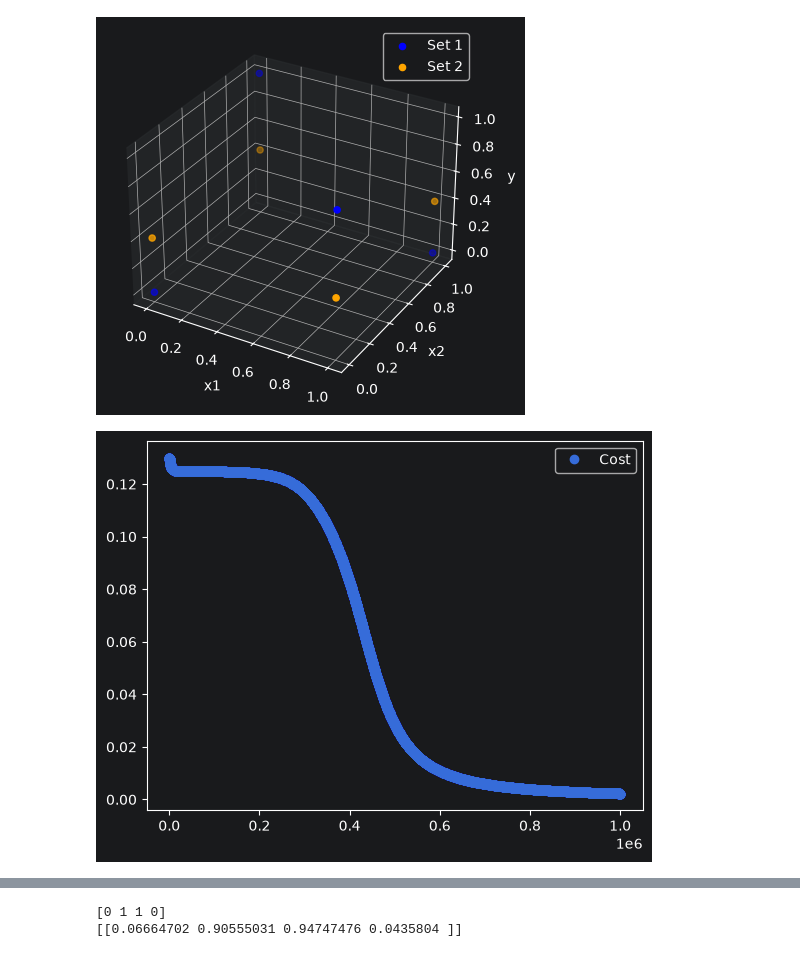
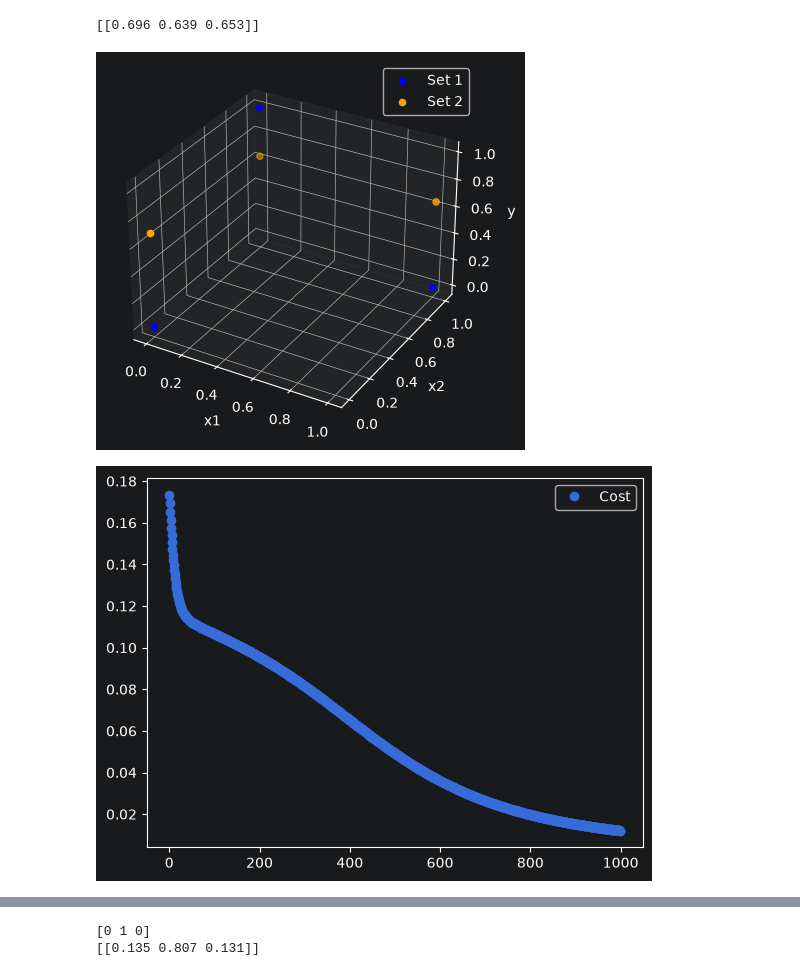
Before and after one commit to S-M-production/Reinforcement-Learning-Basics, a Jupyter notebook: notebooks/models/neural_network.ipynb, the cells around one changed output, grey strips where cells are left out. Saved outputs shown, nothing was run; the diff lists cells and outputs as text; code cells hidden in the pictures.

```diff
--- a/notebooks/models/neural_network.ipynb
+++ b/notebooks/models/neural_network.ipynb
@@ -91,6 +132,24 @@ class Linear(Layer):
 class Model:
     def __init__(self, layers):
         self.layers = layers
+
+    def calc_loss(self,y_hat,y,loss_function=LossFunction.MSE):
+        match loss_function:
+            case LossFunction.MSE:
+                return y_hat - y
+            case LossFunction.BCE:
+                return (y_hat-y)/(y_hat*(1-y_hat))
+            case LossFunction.CCE:
+                return None #TODO: Implement derivative for this
+
+    def calc_cost(self,y_hat,y,loss_function=LossFunction.MSE):
+        match loss_function:
+            case LossFunction.MSE:
+                return np.mean((y_hat-y)**2)/2
+            case LossFunction.BCE:
+                return -np.mean(y*np.log(y_hat) + (1-y)*np.log(1-y_hat))
+            case LossFunction.CCE:
+                return None #TODO: Implement cost for this
 
     def forward_pass(self,x):
         inp = x
@@ -106,12 +165,12 @@ class Model:
             gradient = temp_gradient
 
     #Input and output is given in as: batch,input/output
-    def train(self,x,y,iterations=10000,cutoff = 0.001):
+    def train(self,x,y,iterations=10000,cutoff = 0.001,loss_function=LossFunction.MSE):
         cost_history = []
         for i in range(iterations):
             prediction = self.forward_pass(x)
-            loss = prediction - y
-            cost_history.append(np.average(loss**2)/2)
+            loss = self.calc_loss(prediction, y, loss_function)
+            cost_history.append(self.calc_cost(prediction, y, loss_function))
             self.backward_pass(loss)
             if len(cost_history) < 2:
                 continue
@@ -120,7 +179,7 @@ class Model:
         return cost_history
 
     #Input and output is given in as: batch,input/output
-    def advanced_train(self, x, y, epoch, batch_size, iterations=100000, cutoff = 0.001):
+    def advanced_train(self, x, y, epoch, batch_size, iterations=100000, cutoff = 0.001,loss_function=LossFunction.MSE):
         cost_history = []
         counter = 0
         for i in range(epoch):
@@ -129,8 +188,8 @@ class Model:
                 batch_x = batch[0]
                 batch_y = batch[1]
                 prediction = self.forward_pass(batch_x)
-                loss = prediction - batch_y
-                cost_history.append(np.average(loss**2)/2)
+                loss = self.calc_loss(prediction, batch_y,loss_function)
+                cost_history.append(self.calc_cost(prediction, batch_y,loss_function))
                 self.backward_pass(loss)
                 if len(cost_history) < 2:
                     continue
@@ -247,24 +306,26 @@ plot_x_2d(cost_history,"Cost")
 plot_comparison_2d(x_input.reshape(-1), y_output.reshape(-1), x_input.reshape(-1), y_hat.reshape(-1))
 # %%
 #Testing with XOR
-x_input = np.array([[0,0],[0,1],[1,0],[1,1]])
-y_output = np.array([[0],[1],[1],[0]])
+x_input = np.array([[0,0],[0,1],[1,1]])
+y_output = np.array([[0],[1],[0]])
 model = Model([
-    Linear(input_dim=2,output_dim=2,learning_rate=0.001),
+    Linear(input_dim=2,output_dim=10,learning_rate=0.1),
     Sigmoid(),
-    Linear(input_dim=2,output_dim=1,learning_rate=0.001),
-    Sigmoid()
+    Linear(input_dim=10,output_dim=1,learning_rate=0.1),
+    Sigmoid(),
 ])
 y_hat = model.forward_pass(x_input.T)
+print(y_hat)
 plot_comparison_3d(*x_input.T, y_output.reshape(-1), *x_input.T, y_hat.reshape(-1))
 
-cost_history = model.train(x_input.T,y_output.T,iterations=1000000,cutoff=0.0)
+cost_history = model.train(x_input.T,y_output.T,iterations=1000,cutoff=0.00001,loss_function=LossFunction.MSE)
 plot_x_2d(cost_history,"Cost")
 
 y_hat = model.forward_pass(x_input.T)
 plot_comparison_3d(*x_input.T, y_output.reshape(-1), *x_input.T, y_hat.reshape(-1))
 print(y_output.reshape(-1))
 print(y_hat)
 # %% [output]
+[[0.696 0.639 0.653]]
-[figure, old version]
+[figure, new version]
-[figure, old version]
+[figure, new version]
@@ -272,5 +333,5 @@ print(y_hat)
-[0 1 1 0]
-[[0.06664702 0.90555031 0.94747476 0.0435804 ]]
+[0 1 0]
+[[0.135 0.807 0.131]]
 # %%
 #Xor test with trained model:
 x1,x2 = int(input("enter 1 or 0 for x1")), int(input("enter 1 or 0 for x2"))
```
Also changed, not shown: parts of 6 cells of this notebook.
